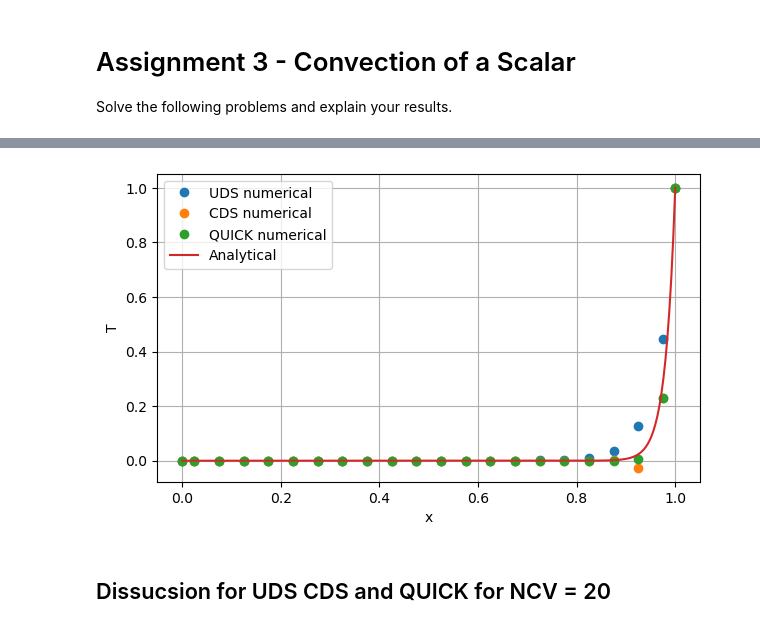
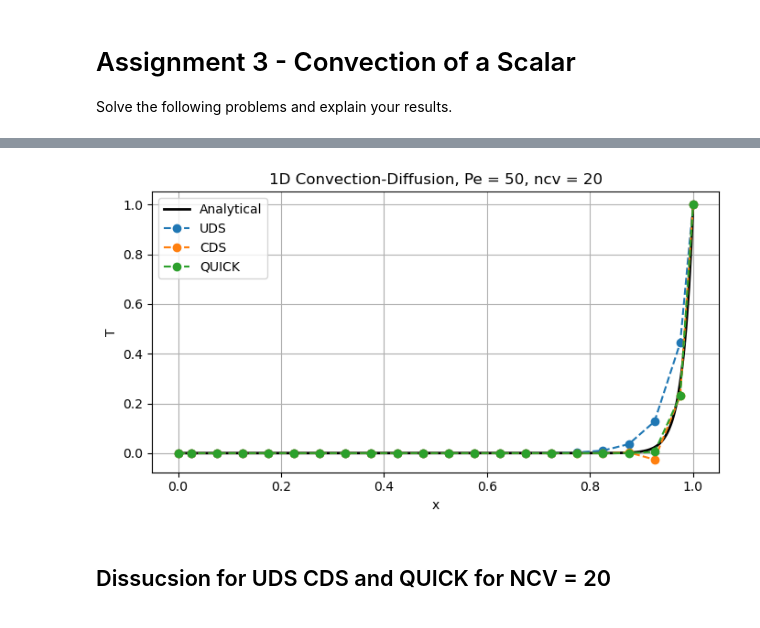
Before and after one commit to Zichen-F/9710_assignments, a Jupyter notebook: Assignment/Assignment3-zfan68.ipynb, the cells around one changed output, grey strips where cells are left out. Saved outputs shown, nothing was run; the diff lists cells and outputs as text; code cells hidden in the pictures.

```diff
--- a/Assignment/Assignment3-zfan68.ipynb
+++ b/Assignment/Assignment3-zfan68.ipynb
@@ -479,25 +416,38 @@ Iteration = 6; Max. Resid. = 5.480289071233582e-07; Avg. Resid. = 7.719002600976
 # %%
 %matplotlib inline
 import matplotlib.pyplot as plt
 T1 = 0
 T2 = 1
 Pe = 50
-x_an = np.linspace(0.0, lx, 500)
-T_an = analytical_T(x_an, lx)
+x_an = np.linspace(0.0, 1, 500)
+T_an = analytical_T(x_an, 1)
 
 plt.figure(figsize=(7, 4))
-plt.plot(grid.xP, T_uds, "o", label="UDS numerical")
-plt.plot(grid.xP, T_cds, "o", label="CDS numerical")
-plt.plot(grid.xP, T_quick, "o", label="QUICK numerical")
-plt.plot(x_an, T_an, "-", label="Analytical")
+
+plt.plot(x_an, T_an, "k-", linewidth=2, label="Analytical")
+
+for scheme_name in schemes.keys():
+    grid = results_20[scheme_name]["grid"]
+    T_sol = results_20[scheme_name]["T"]
+
+
+    plt.plot(
+        grid.xP,
+        T_sol,
+        marker="o",
+        linestyle="--",
+        label=scheme_name
+    )
 
 plt.xlabel("x")
 plt.ylabel("T")
+plt.title("1D Convection-Diffusion, Pe = 50, ncv = 20")
+plt.grid(True)
 plt.legend()
-plt.grid(True)
+plt.tight_layout()
 plt.show()
 # %% [output]
-[figure, old version]
+[figure, new version]
 # %% [markdown]
 ## Dissucsion for UDS CDS and QUICK for NCV = 20
 # %% [markdown]
```
Also changed, not shown: parts of 14 cells of this notebook.
